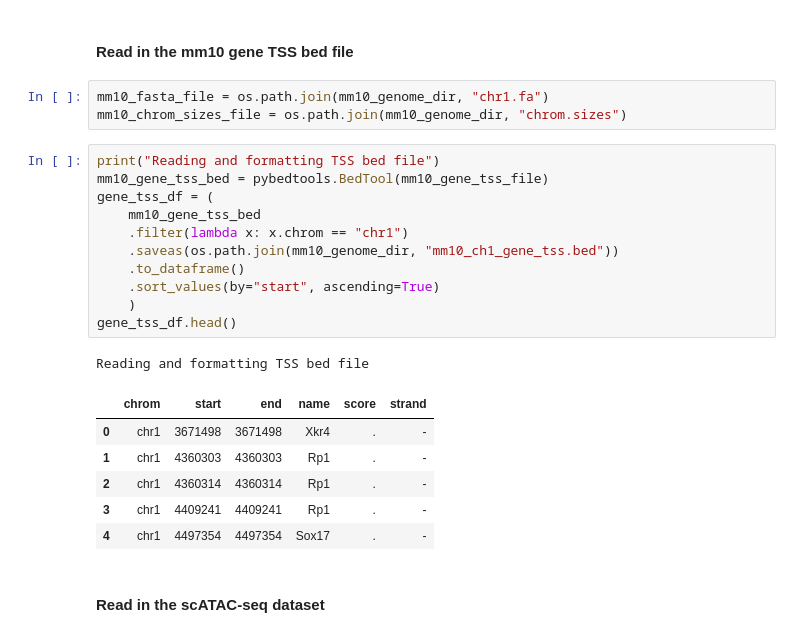
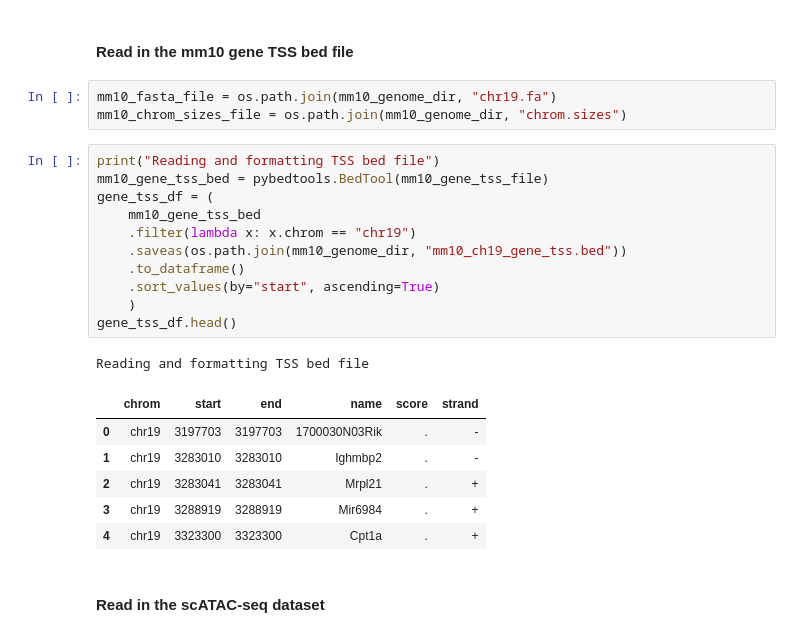
Before and after one commit to emoeller80281/Custom_GRN_Inference, a Jupyter notebook: dev/notebooks/transformer_model_testing.ipynb, the cells around one changed output. Drawn from its saved outputs; the diff is of its cells as text.

```diff
--- a/dev/notebooks/transformer_model_testing.ipynb
+++ b/dev/notebooks/transformer_model_testing.ipynb
@@ -42,27 +42,27 @@ Peak locations are going to be different for every sample. If I want to allow my
 # %% [markdown]
 #### Read in the mm10 gene TSS bed file
 # %%
-mm10_fasta_file = os.path.join(mm10_genome_dir, "chr1.fa")
+mm10_fasta_file = os.path.join(mm10_genome_dir, "chr19.fa")
 mm10_chrom_sizes_file = os.path.join(mm10_genome_dir, "chrom.sizes")
 # %%
 print("Reading and formatting TSS bed file")
 mm10_gene_tss_bed = pybedtools.BedTool(mm10_gene_tss_file)
 gene_tss_df = (
     mm10_gene_tss_bed
-    .filter(lambda x: x.chrom == "chr1")
-    .saveas(os.path.join(mm10_genome_dir, "mm10_ch1_gene_tss.bed"))
+    .filter(lambda x: x.chrom == "chr19")
+    .saveas(os.path.join(mm10_genome_dir, "mm10_ch19_gene_tss.bed"))
     .to_dataframe()
     .sort_values(by="start", ascending=True)
     )
 gene_tss_df.head()
 # %% [output]
 Reading and formatting TSS bed file
 |  | chrom | start | end | name | score | strand |
-| 0 | chr1 | 3671498 | 3671498 | Xkr4 | . | - |
-| 1 | chr1 | 4360303 | 4360303 | Rp1 | . | - |
-| 2 | chr1 | 4360314 | 4360314 | Rp1 | . | - |
-| 3 | chr1 | 4409241 | 4409241 | Rp1 | . | - |
-| 4 | chr1 | 4497354 | 4497354 | Sox17 | . | - |
+| 0 | chr19 | 3197703 | 3197703 | 1700030N03Rik | . | - |
+| 1 | chr19 | 3283010 | 3283010 | Ighmbp2 | . | - |
+| 2 | chr19 | 3283041 | 3283041 | Mrpl21 | . | + |
+| 3 | chr19 | 3288919 | 3288919 | Mir6984 | . | + |
+| 4 | chr19 | 3323300 | 3323300 | Cpt1a | . | + |
 # %% [markdown]
 #### Read in the scATAC-seq dataset
 # %% [markdown]
```
Also changed, not shown: parts of 39 cells of this notebook, 4 other files.
